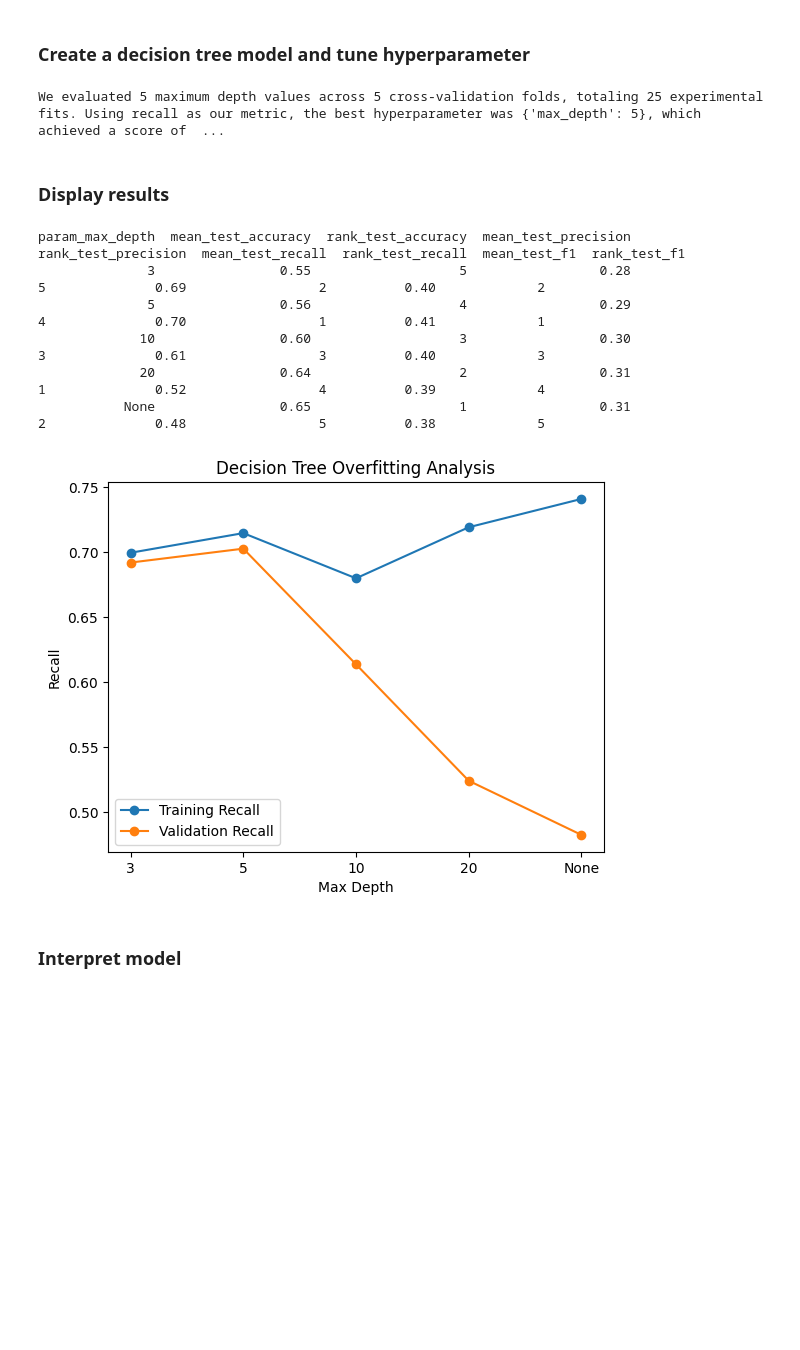
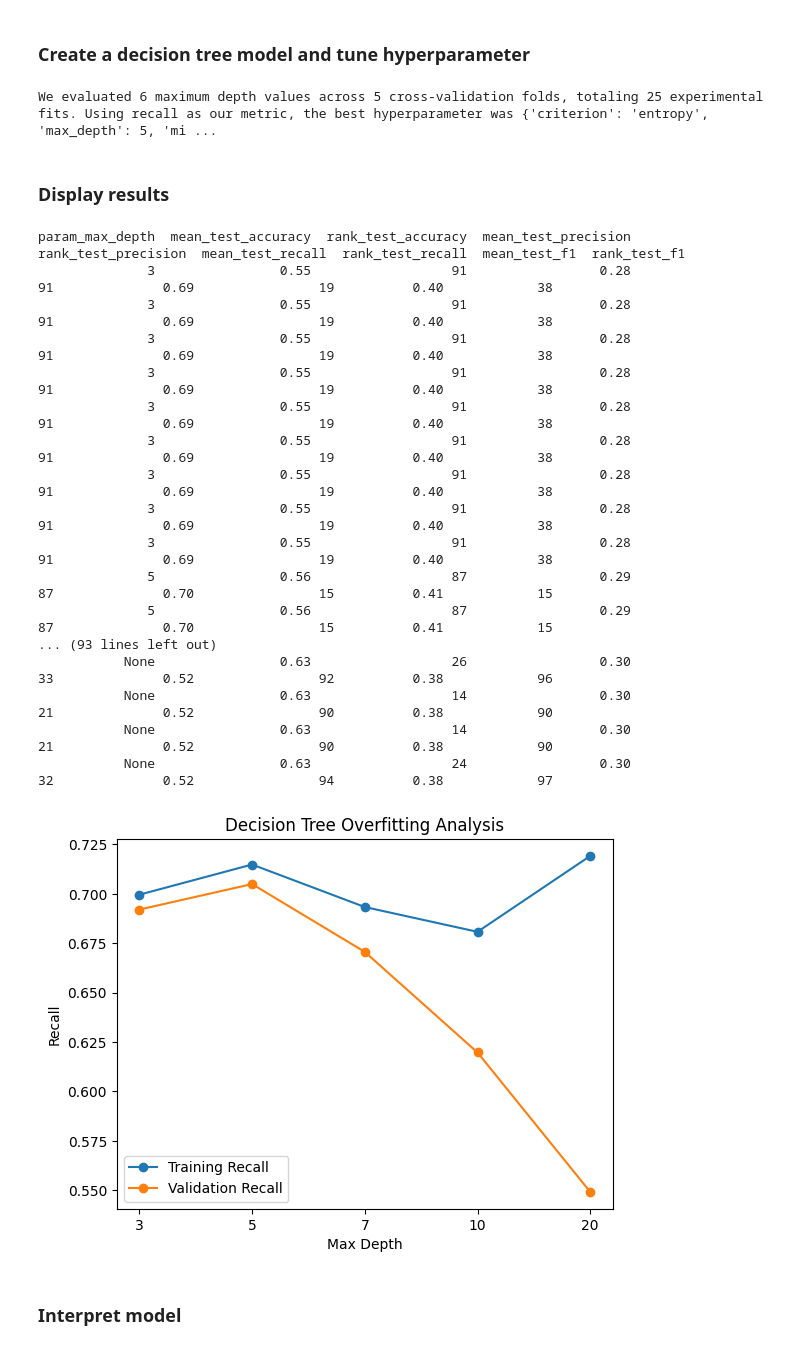
Before and after one commit to amylin1249/nypd-enforcement-gap, a Jupyter notebook: src/train_nonlinear_model.ipynb, the cells around one changed output. Drawn from its saved outputs; the diff is of its cells as text; code cells hidden in the pictures; blank space fills up the shorter version.

```diff
--- a/src/train_nonlinear_model.ipynb
+++ b/src/train_nonlinear_model.ipynb
@@ -51,7 +51,12 @@ dt = DecisionTreeClassifier(class_weight="balanced", random_state=123)
 cv_split = KFold(n_splits=5, shuffle=True, random_state=123)
 
 # Define parameter grid for hyperparameter tuning
-param_grid_dt = {"max_depth": [3, 5, 10, 20, None]}
+param_grid_dt = {
+    "max_depth": [3, 5, 7, 10, 20, None],
+    "min_samples_split" : [2, 5, 10],
+    "min_samples_leaf" :[1, 2, 4],
+    "criterion": ["gini", "entropy"]
+    }
 
 scoring = ["accuracy", "precision", "recall", "f1"]
 
@@ -69,43 +74,66 @@ dt_grid_search = GridSearchCV(
 # Run GridSearchCV
 dt_grid_search.fit(X_train, y_train)
 
-print(f"We evaluated 5 maximum depth values across 5 cross-validation folds, totaling 25 experimental fits. Using recall as our metric, the best hyperparameter was {dt_grid_search.best_params_}, which achieved a score of {dt_grid_search.best_score_:.2f}.")
+print(f"We evaluated 6 maximum depth values across 5 cross-validation folds, totaling 25 experimental fits. Using recall as our metric, the best hyperparameter was {dt_grid_search.best_params_}, which achieved a score of {dt_grid_search.best_score_:.2f}.")
 # %% [output]
-We evaluated 5 maximum depth values across 5 cross-validation folds, totaling 25 experimental fits. Using recall as our metric, the best hyperparameter was {'max_depth': 5}, which achieved a score of  ...
+We evaluated 6 maximum depth values across 5 cross-validation folds, totaling 25 experimental fits. Using recall as our metric, the best hyperparameter was {'criterion': 'entropy', 'max_depth': 5, 'mi ...
 # %% [markdown]
 ### Display results
 # %%
 dt_grid_search_results = pd.DataFrame(dt_grid_search.cv_results_)
 
 dt_results_table = dt_grid_search_results[[
     "param_max_depth",
     "mean_test_accuracy", "rank_test_accuracy",
     "mean_test_precision", "rank_test_precision",
     "mean_test_recall", "rank_test_recall",
     "mean_test_f1", "rank_test_f1"]].copy()
 
 print(dt_results_table.to_string(index=False, float_format="%.2f"))
 
 plt.figure()
 
-x_vals = dt_grid_search_results["param_max_depth"].fillna("None").astype(str)
+dt_plot_data = dt_grid_search_results.pivot_table(
+    index="param_max_depth",
+    values=["mean_train_recall", "mean_test_recall"],
+    aggfunc="max" # max recall in each depth
+)
+dt_plot_data.index = dt_plot_data.index.fillna("None").astype(str)
+max_depth_order = ["3", "5", "7", "10", "20", "None"]
 
-plt.plot(x_vals, dt_grid_search_results["mean_train_recall"], marker='o', label="Training Recall")
-plt.plot(x_vals, dt_grid_search_results["mean_test_recall"], marker='o', label="Validation Recall")
+# 순서에 맞게 데이터 재정렬
+dt_plot_data = dt_plot_data.reindex(max_depth_order)
+plt.plot(dt_plot_data.index, dt_plot_data["mean_train_recall"], marker='o', label="Training Recall")
+plt.plot(dt_plot_data.index, dt_plot_data["mean_test_recall"], marker='o', label="Validation Recall")
+#x_vals = dt_grid_search_results["param_max_depth"].fillna("None").astype(str)
+
+#plt.plot(x_vals, dt_grid_search_results["mean_train_recall"], marker='o', label="Training Recall")
+#plt.plot(x_vals, dt_grid_search_results["mean_test_recall"], marker='o', label="Validation Recall")
 
 plt.title("Decision Tree Overfitting Analysis")
 plt.xlabel("Max Depth")
 plt.ylabel("Recall")
 plt.legend()
 plt.show()
 # %% [output]
 param_max_depth  mean_test_accuracy  rank_test_accuracy  mean_test_precision  rank_test_precision  mean_test_recall  rank_test_recall  mean_test_f1  rank_test_f1
-              3                0.55                   5                 0.28                    5              0.69                 2          0.40             2
-              5                0.56                   4                 0.29                    4              0.70                 1          0.41             1
-             10                0.60                   3                 0.30                    3              0.61                 3          0.40             3
-             20                0.64                   2                 0.31                    1              0.52                 4          0.39             4
-           None                0.65                   1                 0.31                    2              0.48                 5          0.38             5
+              3                0.55                  91                 0.28                   91              0.69                19          0.40            38
+              3                0.55                  91                 0.28                   91              0.69                19          0.40            38
+              3                0.55                  91                 0.28                   91              0.69                19          0.40            38
+              3                0.55                  91                 0.28                   91              0.69                19          0.40            38
+              3                0.55                  91                 0.28                   91              0.69                19          0.40            38
+              3                0.55                  91                 0.28                   91              0.69                19          0.40            38
+              3                0.55                  91                 0.28                   91              0.69                19          0.40            38
+              3                0.55                  91                 0.28                   91              0.69                19          0.40            38
+              3                0.55                  91                 0.28                   91              0.69                19          0.40            38
+              5                0.56                  87                 0.29                   87              0.70                15          0.41            15
+              5                0.56                  87                 0.29                   87              0.70                15          0.41            15
+... (93 lines left out)
+           None                0.63                  26                 0.30                   33              0.52                92          0.38            96
+           None                0.63                  14                 0.30                   21              0.52                90          0.38            90
+           None                0.63                  14                 0.30                   21              0.52                90          0.38            90
+           None                0.63                  24                 0.30                   32              0.52                94          0.38            97
-[figure, old version]
+[figure, new version]
 # %% [markdown]
 ### Interpret model
 # %%
```
Also changed, not shown: parts of 6 cells of this notebook.
